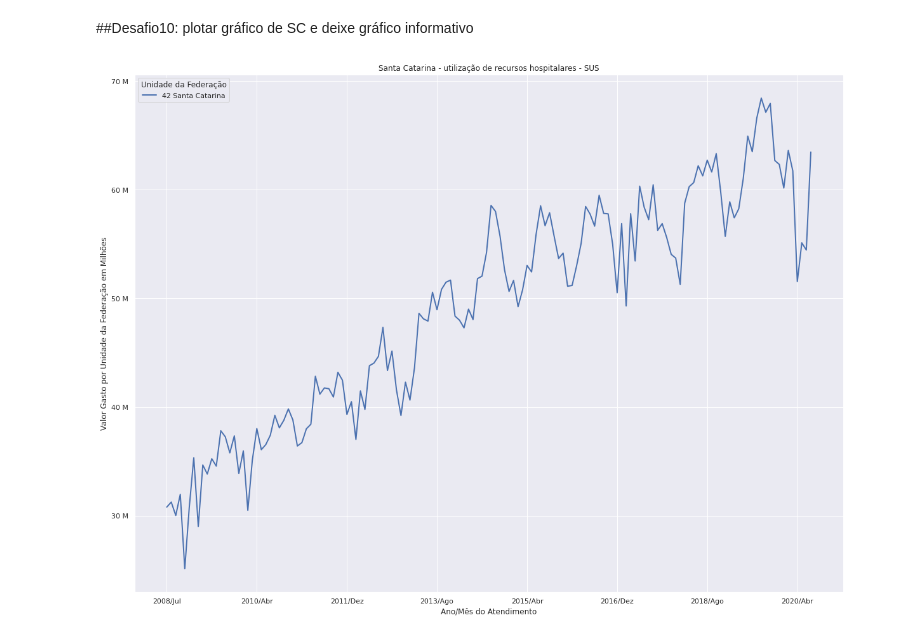
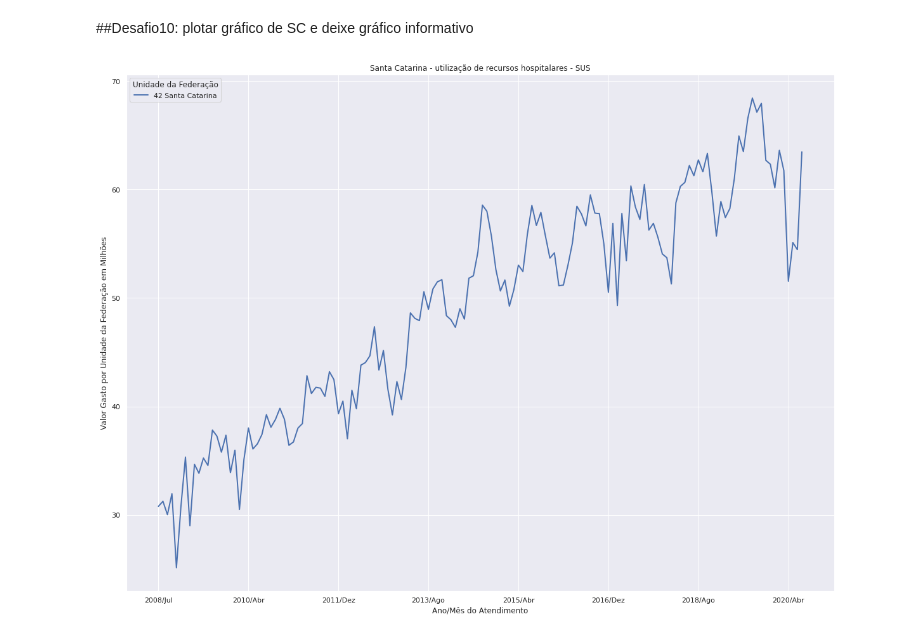
Before and after one commit to RianBrug/bootcamp-datascience-alura, a Jupyter notebook: bootcamp_ds_rian_modulo1.ipynb, the cells around one changed output. Drawn from its saved outputs; the diff is of its cells as text; code cells hidden in the pictures.

```diff
--- a/bootcamp_ds_rian_modulo1.ipynb
+++ b/bootcamp_ds_rian_modulo1.ipynb
@@ -458,14 +458,14 @@ O nível de detalhe do gráfico impede que já possível correlacionar os dados
 ##Desafio10: plotar gráfico de SC e deixe gráfico informativo
 # %%
 uf_sc = dados_uf_tratados.loc['42 Santa Catarina']
-uf_sc_tratado = uf_sc.drop(["Total", "Regiao"], axis=0)
+uf_sc_tratado = uf_sc.drop(["Total", "Regiao"], axis=0) / 1000000
 
 ax = uf_sc_tratado.iloc[6:].plot(figsize=(20,15))
 ax.yaxis.set_major_formatter(ticker.EngFormatter())
 plt.ylabel("Valor Gasto por Unidade da Federação em Milhões")
 plt.xlabel("Ano/Mês do Atendimento")
 plt.title("Santa Catarina - utilização de recursos hospitalares - SUS")
 plt.legend(title='Unidade da Federação', loc='best')
 plt.show()
 # %% [output]
-[figure, old version]
+[figure, new version]
```
Also changed, not shown: parts of 9 cells of this notebook.
